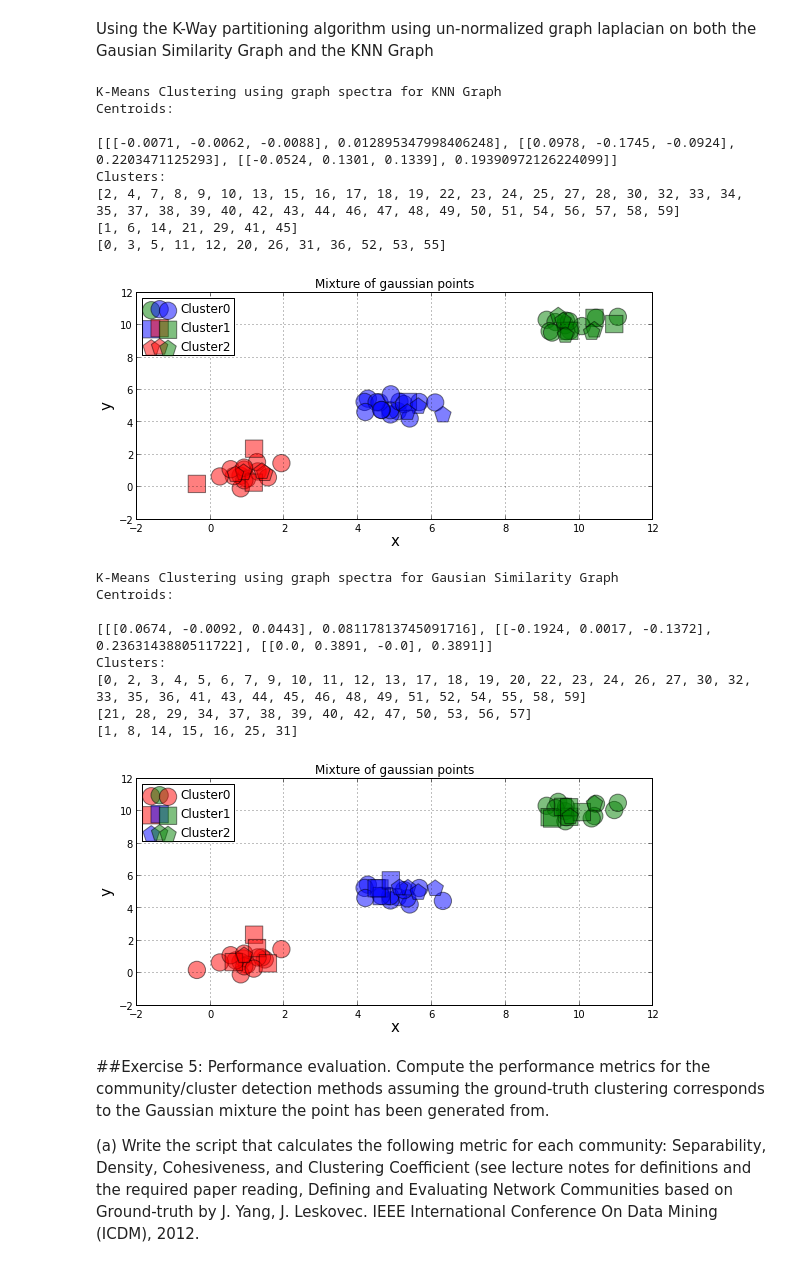
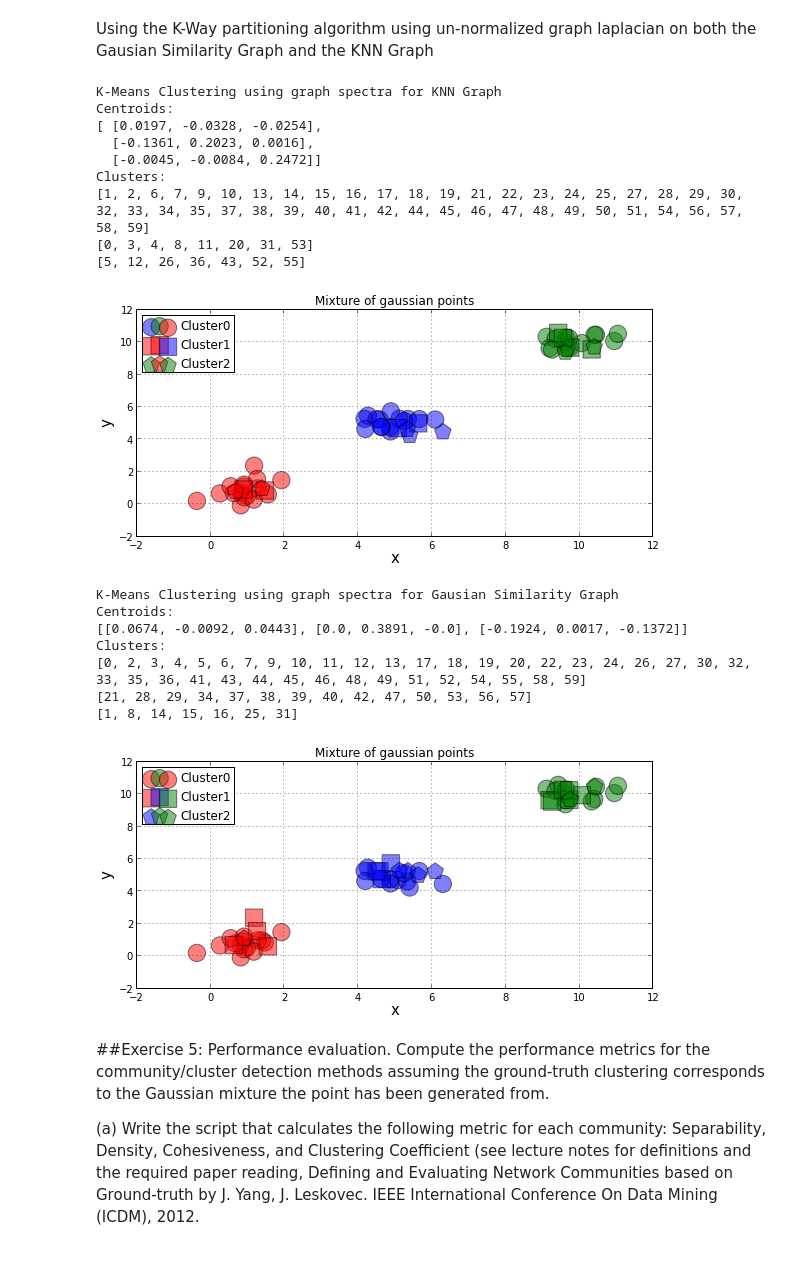
Before and after one commit to sagarjauhari/graph_mining, a Jupyter notebook: Graph Data Mining - L2.ipynb, the cells around one changed output. Drawn from its saved outputs; the diff is of its cells as text; code cells hidden in the pictures.

```diff
--- a/Graph Data Mining - L2.ipynb
+++ b/Graph Data Mining - L2.ipynb
@@ -427,51 +427,79 @@ Using the K-Way partitioning algorithm using un-normalized graph laplacian on bo
 # %%
 import pprint
 
 pp = pprint.PrettyPrinter(indent=2)
 
 def get_k_eigs(g, k = 3):
     """ Creates the 'y' vectors from the eigen vectors of 'k' smallest eigenvalues"""
     eigs = np.linalg.eig(g.laplacian())
     sort_idx = np.argsort(eigs[0])
     y = zip(eigs[1][sort_idx[0]], eigs[1][sort_idx[1]], eigs[1][sort_idx[2]])
     return y
 
 def value_3d(x):
-    return math.sqrt(math.pow(x[0],2 ) + math.pow(x[1], 2) + math.pow(x[2], 2))
+    a = math.sqrt(math.pow(x[0],2 ) + math.pow(x[1], 2) + math.pow(x[2], 2))
+    return round(a, 3)
+
+def reorder_idx(idx, order):
+    for i in range(0, len(idx)):
+        if idx[i]==0:
+            idx[i]=10
+        elif idx[i]==1:
+            idx[i]=11
+        elif idx[i]==2:
+            idx[i]=12
+        else:
+            print "ERROR 1"
+            return;
+
+    for i in range(0, len(idx)):
+        if idx[i]==10:
+            idx[i]=order[0]
+        elif idx[i]==11:
+            idx[i]=order[1]
+        elif idx[i]==12:
+            idx[i]=order[2]
+        else:
+            print "ERROR 2"
+            return;
+
+    return idx
 
 def plot_clusters(g, gname):
     eig_n = get_k_eigs(g)
     res, idx = kmeans2(numpy.array([[i[0], i[1], i[2]] for i in eig_n]),3)
     res = [[round(j,4) for j in i] for i in res]
     print "\nK-Means Clustering using graph spectra for " + gname
-    print "Centroids: \n"
-    print [[i, value_3d(i)] for i in res]
+    print "Centroids:"
+    centroid_vals = [value_3d(i) for i in res]
+
+    # Required because we'll later measure accuracy and won't know
+    # which cluster is which. After doing this, the cluster '0'
+    # would be the one with min value of centroid and cluster '2'
+    # with max value of centroid
+    idx = reorder_idx(idx, np.argsort(centroid_vals))
+
+    pp.pprint(res)
     print "Clusters:"
     plot_pts(n, idx)
+    return idx
 
-plot_clusters(gk, "KNN Graph")
-plot_clusters(gg, "Gausian Similarity Graph")
-#eig_n = get_k_eigs(gg)
-#res, idx_spectral_gaussian = kmeans2(numpy.array([[i[0], i[1], i[2]] for i in eig_n]),3)
-#print "K-Means Clustring using graph spectra of Gausian Similarity Graph:"
-#print "Centroids: \n"
-#print [[i, value_3d(list(i))] for i in res]
-#print "Clusters:"
-#plot_pts(n, idx_spectral_gaussian)
+idx_spectral_knn = plot_clusters(gk, "KNN Graph")
+idx_spectral_gausian = plot_clusters(gg, "Gausian Similarity Graph")
 # %% [output]
 K-Means Clustering using graph spectra for KNN Graph
 Centroids:
-
-[[[-0.0071, -0.0062, -0.0088], 0.012895347998406248], [[0.0978, -0.1745, -0.0924], 0.2203471125293], [[-0.0524, 0.1301, 0.1339], 0.19390972126224099]]
+[ [0.0197, -0.0328, -0.0254],
+  [-0.1361, 0.2023, 0.0016],
+  [-0.0045, -0.0084, 0.2472]]
 Clusters:
-[2, 4, 7, 8, 9, 10, 13, 15, 16, 17, 18, 19, 22, 23, 24, 25, 27, 28, 30, 32, 33, 34, 35, 37, 38, 39, 40, 42, 43, 44, 46, 47, 48, 49, 50, 51, 54, 56, 57, 58, 59]
-[1, 6, 14, 21, 29, 41, 45]
-[0, 3, 5, 11, 12, 20, 26, 31, 36, 52, 53, 55]
+[1, 2, 6, 7, 9, 10, 13, 14, 15, 16, 17, 18, 19, 21, 22, 23, 24, 25, 27, 28, 29, 30, 32, 33, 34, 35, 37, 38, 39, 40, 41, 42, 44, 45, 46, 47, 48, 49, 50, 51, 54, 56, 57, 58, 59]
+[0, 3, 4, 8, 11, 20, 31, 53]
+[5, 12, 26, 36, 43, 52, 55]
-[figure, old version]
+[figure, new version]
 K-Means Clustering using graph spectra for Gausian Similarity Graph
 Centroids:
-
-[[[0.0674, -0.0092, 0.0443], 0.08117813745091716], [[-0.1924, 0.0017, -0.1372], 0.2363143880511722], [[0.0, 0.3891, -0.0], 0.3891]]
+[[0.0674, -0.0092, 0.0443], [0.0, 0.3891, -0.0], [-0.1924, 0.0017, -0.1372]]
 Clusters:
 [0, 2, 3, 4, 5, 6, 7, 9, 10, 11, 12, 13, 17, 18, 19, 20, 22, 23, 24, 26, 27, 30, 32, 33, 35, 36, 41, 43, 44, 45, 46, 48, 49, 51, 52, 54, 55, 58, 59]
 [21, 28, 29, 34, 37, 38, 39, 40, 42, 47, 50, 53, 56, 57]
```
Also changed, not shown: parts of 3 cells of this notebook.
